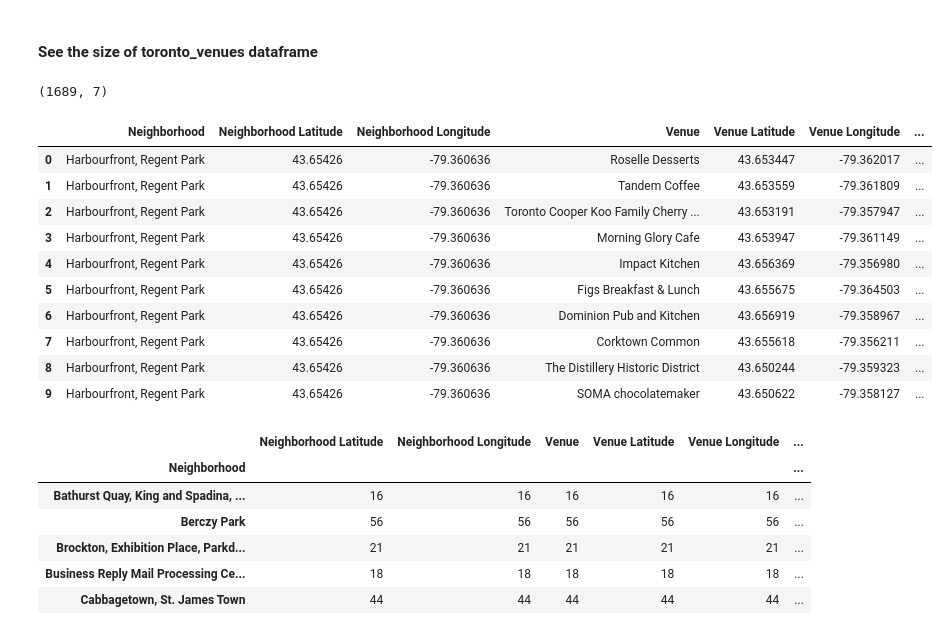
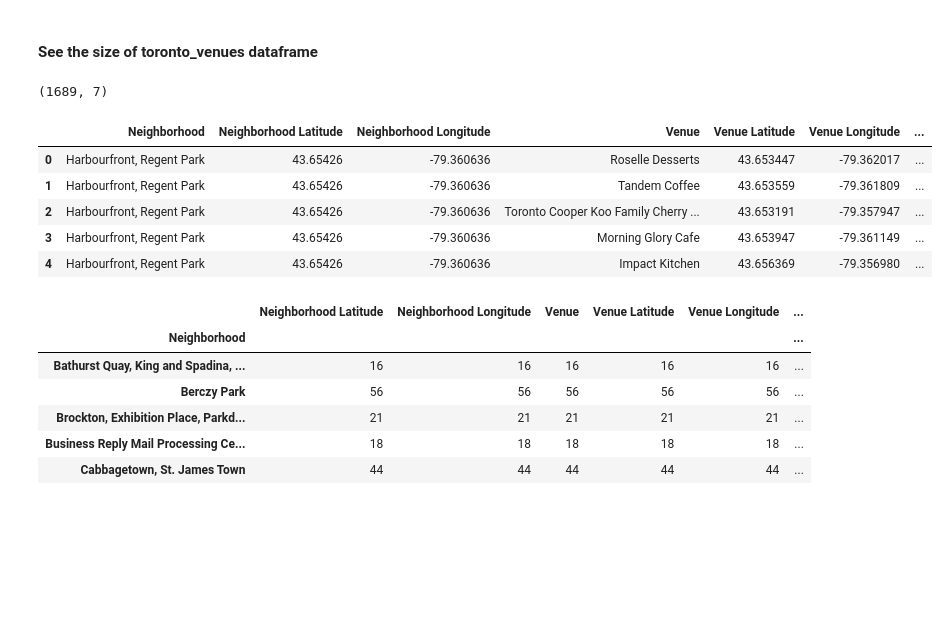
Before and after one commit to jacquelineguo/Coursera_DS_Capstone, a Jupyter notebook: CourseraCapstone.ipynb, the cells around one changed output. Cells and saved outputs as stored; diff of their text form; code cells hidden in the pictures; blank space fills up the shorter version.

```diff
--- a/CourseraCapstone.ipynb
+++ b/CourseraCapstone.ipynb
@@ -294,20 +287,15 @@ Business Reply Mail Processing Centre 969 Eastern
 #### See the size of toronto_venues dataframe
 # %%
 print(toronto_venues.shape)
-toronto_venues.head(10)
+toronto_venues.head()
 # %% [output]
 (1689, 7)
 |  | Neighborhood | Neighborhood Latitude | Neighborhood Longitude | Venue | Venue Latitude | Venue Longitude | ... |
 | 0 | Harbourfront, Regent Park | 43.65426 | -79.360636 | Roselle Desserts | 43.653447 | -79.362017 | ... |
 | 1 | Harbourfront, Regent Park | 43.65426 | -79.360636 | Tandem Coffee | 43.653559 | -79.361809 | ... |
 | 2 | Harbourfront, Regent Park | 43.65426 | -79.360636 | Toronto Cooper Koo Family Cherry ... | 43.653191 | -79.357947 | ... |
 | 3 | Harbourfront, Regent Park | 43.65426 | -79.360636 | Morning Glory Cafe | 43.653947 | -79.361149 | ... |
 | 4 | Harbourfront, Regent Park | 43.65426 | -79.360636 | Impact Kitchen | 43.656369 | -79.356980 | ... |
-| 5 | Harbourfront, Regent Park | 43.65426 | -79.360636 | Figs Breakfast & Lunch | 43.655675 | -79.364503 | ... |
-| 6 | Harbourfront, Regent Park | 43.65426 | -79.360636 | Dominion Pub and Kitchen | 43.656919 | -79.358967 | ... |
-| 7 | Harbourfront, Regent Park | 43.65426 | -79.360636 | Corktown Common | 43.655618 | -79.356211 | ... |
-| 8 | Harbourfront, Regent Park | 43.65426 | -79.360636 | The Distillery Historic District | 43.650244 | -79.359323 | ... |
-| 9 | Harbourfront, Regent Park | 43.65426 | -79.360636 | SOMA chocolatemaker | 43.650622 | -79.358127 | ... |
 # %%
 toronto_venues.groupby('Neighborhood').count()
 # %% [output]
```
Also changed, not shown: parts of 4 cells of this notebook.
